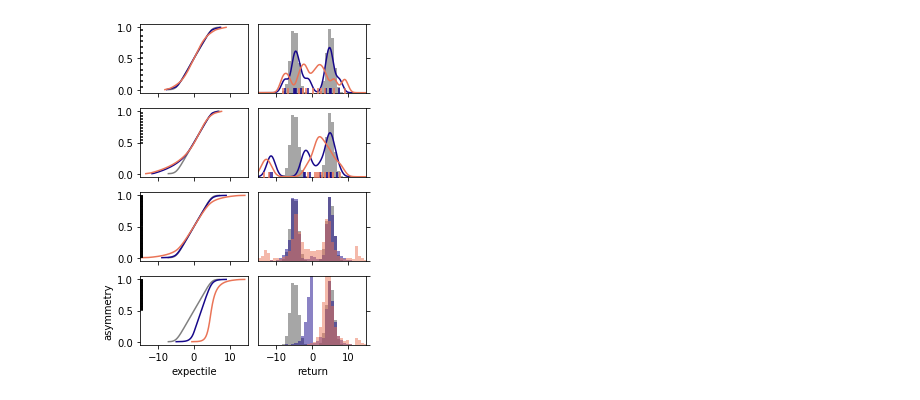
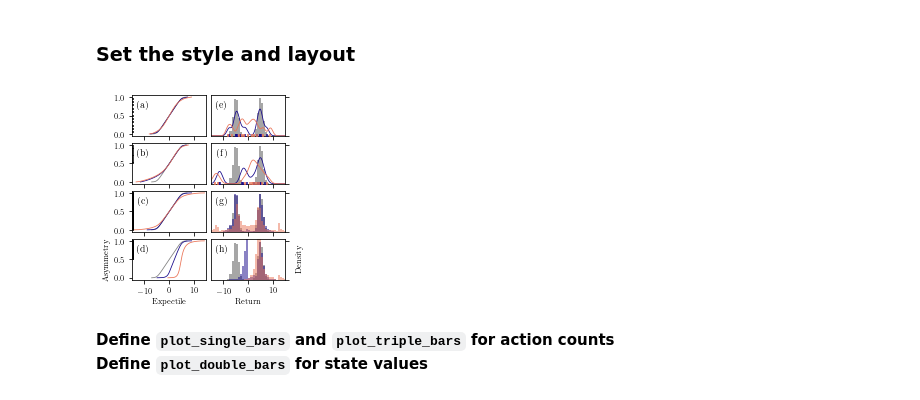
Before and after one commit to matomatical/neuRL, a Jupyter notebook: Figures.ipynb, the cells around one changed output. Saved outputs shown, nothing was run; the diff lists cells and outputs as text; code cells hidden in the pictures.

Commit message:
Three thousand words worth of plots

```diff
--- a/Figures.ipynb
+++ b/Figures.ipynb
@@ -24,0 +31,6 @@ dict_keys(['iteration', 'sample', 'N', 'minor_expectiles', 'major_expectiles'])
+# %% [markdown]
+### Set the style and layout
+# %%
+TEXT_WIDTH_PT = 247.94499
+INCH_TO_PT = 72.27
+GOLDEN_RATIO = (5 ** 0.5 - 1) / 2
@@ -25,7 +55,21 @@ dict_keys(['iteration', 'sample', 'N', 'minor_expectiles', 'major_expectiles'])
+# %%
+tex_fonts = {
+    # Use LaTeX to write all text
+    "text.usetex": True,
+    "font.family": "serif",
+    # Use 10pt font in plots, to match 10pt font in document
+    "axes.labelsize":  8, # 6,
+    "font.size":       8, # 6,
+    # Make the legend/label fonts a little smaller
+    "legend.fontsize": 8, # 6,
+    "xtick.labelsize": 8, # 5,
+    "ytick.labelsize": 8, # 5
+}
+# plt.style.use('seaborn')
+plt.rcParams.update(tex_fonts)
 # %%
-from scipy import stats
-fig, axes = plt.subplots(4, 2, figsize=(4, 5.2), sharex='col', sharey='col')
-
+# fig, axes = plt.subplots(4, 2, figsize=(4, 5.2), sharex='col', sharey='col')
+fig, axes = set_subplots(4, 2, sharex='col', sharey='col', wspace=0.06, hspace=0.18)
 c = plt.cm.plasma
 
 all_samples = np.concatenate(
@@ -40,40 +84,49 @@ s_range = all_samples.min(), all_samples.max()
 support = np.linspace(*s_range, 500)
 bins =  np.linspace(*s_range, 50)
 
 for i, k in enumerate(['opt-based imputer', 'opt-based imputer (half)',
                        'direct imputer',    'direct imputer (half)'   ]):
     log = stability_data[k]
     # expectiles
-    axes[i, 0].plot(*log[0]['minor_expectiles'], color="gray")
+    axes[i, 0].plot(*log[0]['minor_expectiles'], color="gray", linewidth=0.8)
     taus = log[0]['major_expectiles'][1]
     axes[i, 0].scatter(np.full_like(taus, -15), taus,
-                       marker="_", color="black", zorder=10)
+                       marker="_", color="black", zorder=10, s=10)
     # samples
     axes[i, 1].yaxis.set_label_position("right")
     axes[i, 1].yaxis.tick_right()
     axes[i, 1].hist(log[0]['sample'], density=True, bins=bins, alpha=0.7, color="gray")
     for t in [1, 50]:
         color = c(t / 77)
-        axes[i, 0].plot(*log[t]['minor_expectiles'], color=color)
+        axes[i, 0].plot(*log[t]['minor_expectiles'], color=color, linewidth=0.8)
         if i < 2:
             kd = stats.gaussian_kde(log[t]['sample'], bw_method=0.18)
-            axes[i, 1].plot(support, kd.pdf(support), color=color)
+            axes[i, 1].plot(support, kd.pdf(support), color=color, linewidth=0.8)
             axes[i, 1].scatter(log[t]['sample'], np.zeros_like(log[1]['sample']),
-                               marker="|", color=color, s=100, zorder=10)
+                               marker="|", color=color, zorder=10, s=10)
         else:
             axes[i, 1].hist(log[t]['sample'], density=True, bins=bins, alpha=0.5,
                            color=color)
 
 # axes[i, 0].set_ylim([0, 1])
 axes[i, 0].set_xlim([-15, 15])
+axes[i, 0].set_yticks([0, 0.5, 1])
+axes[i, 0].set_ylabel("Asymmetry")
+axes[i, 0].set_xlabel("Expectile")
+
 axes[i, 1].set_ylim([0, 0.2])
 axes[i, 1].set_xlim([-15, 15])
+axes[i, 1].set_yticks([0, 0.19])
 axes[i, 1].set_yticklabels([])
-axes[i, 0].set_ylabel("asymmetry")
-axes[i, 0].set_xlabel("expectile")
-axes[i, 1].set_xlabel("return")
+axes[i, 1].set_ylabel("Density")
+axes[i, 1].set_xlabel("Return")
 
-plt.tight_layout()
+label_subplots(axes, x=0.14, y=0.55)
+
+plt.savefig('plots/stability.pdf', bbox_inches='tight')
 plt.show()
 # %% [output]
-[figure, old version]
+[figure, new version]
+# %% [markdown]
+**Define `plot_single_bars` and `plot_triple_bars` for action counts**
+**Define `plot_double_bars` for state values**
```
Also changed, not shown: parts of 12 cells of this notebook, 3 other files.
